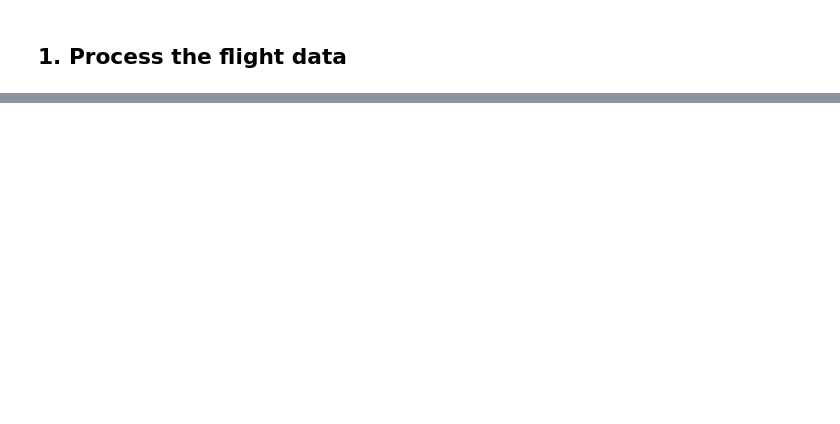
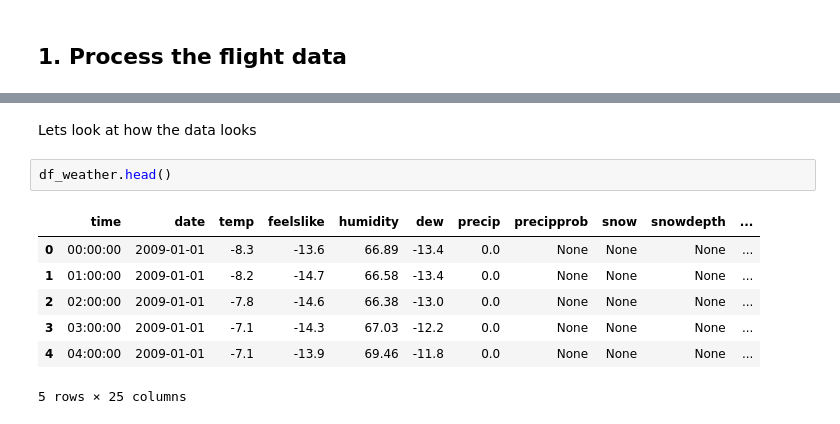
Before and after one commit to sbarrios93/Flight-Predictions-Project, a Jupyter notebook: scratchpad.ipynb, the cells around one changed output, grey strips where cells are left out. Drawn from its saved outputs; the diff is of its cells as text; blank space fills up the shorter version.

```diff
--- a/scratchpad.ipynb
+++ b/scratchpad.ipynb
@@ -90,0 +210,12 @@ df
+# %% [markdown]
+Lets look at how the data looks
+# %%
+df_weather.head()
+# %% [output]
+|  | time | date | temp | feelslike | humidity | dew | precip | precipprob | snow | snowdepth | ... |
+| 0 | 00:00:00 | 2009-01-01 | -8.3 | -13.6 | 66.89 | -13.4 | 0.0 | None | None | None | ... |
+| 1 | 01:00:00 | 2009-01-01 | -8.2 | -14.7 | 66.58 | -13.4 | 0.0 | None | None | None | ... |
+| 2 | 02:00:00 | 2009-01-01 | -7.8 | -14.6 | 66.38 | -13.0 | 0.0 | None | None | None | ... |
+| 3 | 03:00:00 | 2009-01-01 | -7.1 | -14.3 | 67.03 | -12.2 | 0.0 | None | None | None | ... |
+| 4 | 04:00:00 | 2009-01-01 | -7.1 | -13.9 | 69.46 | -11.8 | 0.0 | None | None | None | ... |
+5 rows × 25 columns
```
Also changed, not shown: parts of 54 cells of this notebook, 4 other files.
